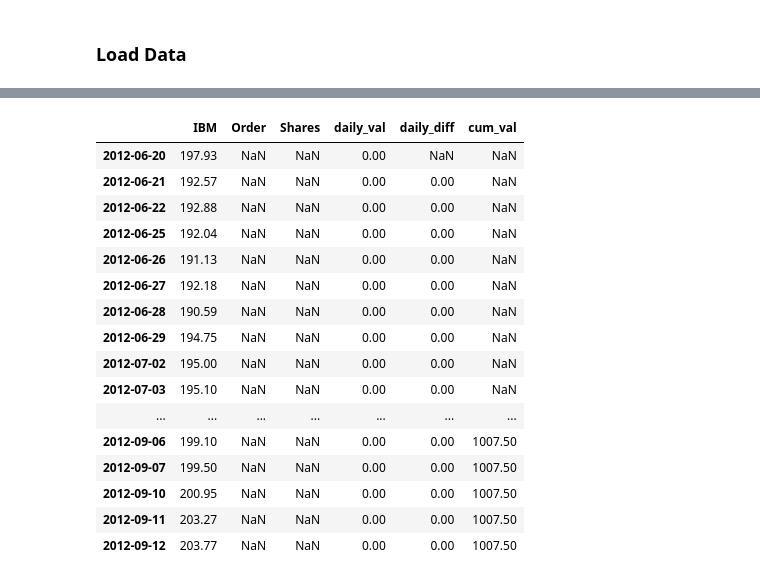
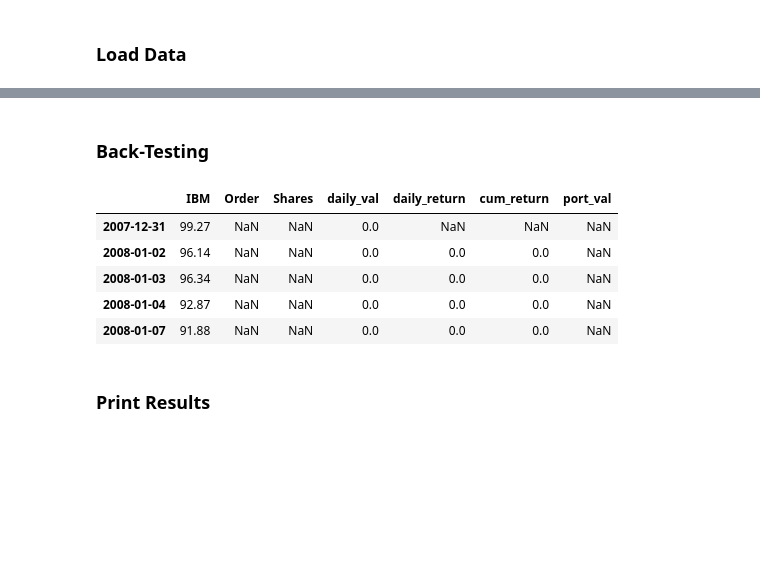
Before and after one commit to Carmine977/trading-strategy, a Jupyter notebook: back-testing.ipynb, the cells around one changed output, grey strips where cells are left out. Saved outputs shown, nothing was run; the diff lists cells and outputs as text; code cells hidden in the pictures; blank space fills up the shorter version.

```diff
--- a/back-testing.ipynb
+++ b/back-testing.ipynb
@@ -74,26 +51,45 @@ df['daily_diff'] = df_temp.shift(+1)
-# %%
-buy0 = df[df['Order']=='BUY'].index[0]
-daily_diff_temp = df['daily_diff'].copy()
-daily_diff_temp.ix[buy0] = df.ix[buy0]['daily_val']
-daily_diff_temp.iloc[:daily_diff_temp.index.get_loc(buy0)] = np.nan
-df['cum_val'] = daily_diff_temp.cumsum()
-df
-# %% [output]
-|  | IBM | Order | Shares | daily_val | daily_diff | cum_val |
-| 2012-06-20 | 197.93 | NaN | NaN | 0.00 | NaN | NaN |
-| 2012-06-21 | 192.57 | NaN | NaN | 0.00 | 0.00 | NaN |
-| 2012-06-22 | 192.88 | NaN | NaN | 0.00 | 0.00 | NaN |
-| 2012-06-25 | 192.04 | NaN | NaN | 0.00 | 0.00 | NaN |
-| 2012-06-26 | 191.13 | NaN | NaN | 0.00 | 0.00 | NaN |
-| 2012-06-27 | 192.18 | NaN | NaN | 0.00 | 0.00 | NaN |
-| 2012-06-28 | 190.59 | NaN | NaN | 0.00 | 0.00 | NaN |
-| 2012-06-29 | 194.75 | NaN | NaN | 0.00 | 0.00 | NaN |
-| 2012-07-02 | 195.00 | NaN | NaN | 0.00 | 0.00 | NaN |
-| 2012-07-03 | 195.10 | NaN | NaN | 0.00 | 0.00 | NaN |
-| ... | ... | ... | ... | ... | ... | ... |
-| 2012-09-06 | 199.10 | NaN | NaN | 0.00 | 0.00 | 1007.50 |
-| 2012-09-07 | 199.50 | NaN | NaN | 0.00 | 0.00 | 1007.50 |
-| 2012-09-10 | 200.95 | NaN | NaN | 0.00 | 0.00 | 1007.50 |
-| 2012-09-11 | 203.27 | NaN | NaN | 0.00 | 0.00 | 1007.50 |
-| 2012-09-12 | 203.77 | NaN | NaN | 0.00 | 0.00 | 1007.50 |
+# %% [markdown]
+### Back-Testing
+# %%
+df['daily_val'] = 0.0
+hold = False
+
+# Compute portfolio daily value
+for i, row in df.iterrows():
+
+    if row['Order'] == 'BUY':
+        hold = True
+        n_stocks = row['Shares']
+
+    if hold == True:
+        df.loc[i, 'Shares'] = n_stocks # replicate shares when stock is hold
+        df.loc[i, 'daily_val'] = n_stocks * row[stock]
+
+    if row['Order'] == 'SELL':
+        hold = False
+
+# Compute daily returns
+df['daily_return'] = df['daily_val'].diff()
+# Reset to 0 not valid daily_returns
+for (index1, row1),(index2, row2) in izip(df.iterrows(), df[1:].iterrows()):
+    if np.isnan(row1['Shares']) or np.isnan(row2['Shares']):
+        df.loc[index2, 'daily_return'] = 0.0
+df['cum_return'] = df['daily_return'].cumsum()
+
+# Compute cumulative portfolio value
+T0 = df[df['Order']=='BUY'].index[0] # Timestamp @ first investment
+Val0 = df.ix[T0]['daily_val'] # Initial portfolio value
+df['port_val'] = df['cum_return'] + Val0
+df.loc[:df.index.get_loc(T0), 'port_val'] = np.nan
+
+df.head()
+# %% [output]
+|  | IBM | Order | Shares | daily_val | daily_return | cum_return | port_val |
+| 2007-12-31 | 99.27 | NaN | NaN | 0.0 | NaN | NaN | NaN |
+| 2008-01-02 | 96.14 | NaN | NaN | 0.0 | 0.0 | 0.0 | NaN |
+| 2008-01-03 | 96.34 | NaN | NaN | 0.0 | 0.0 | 0.0 | NaN |
+| 2008-01-04 | 92.87 | NaN | NaN | 0.0 | 0.0 | 0.0 | NaN |
+| 2008-01-07 | 91.88 | NaN | NaN | 0.0 | 0.0 | 0.0 | NaN |
+# %% [markdown]
+### Print Results
 # %%
```
Also changed, not shown: parts of 11 cells of this notebook, 5 other files.
